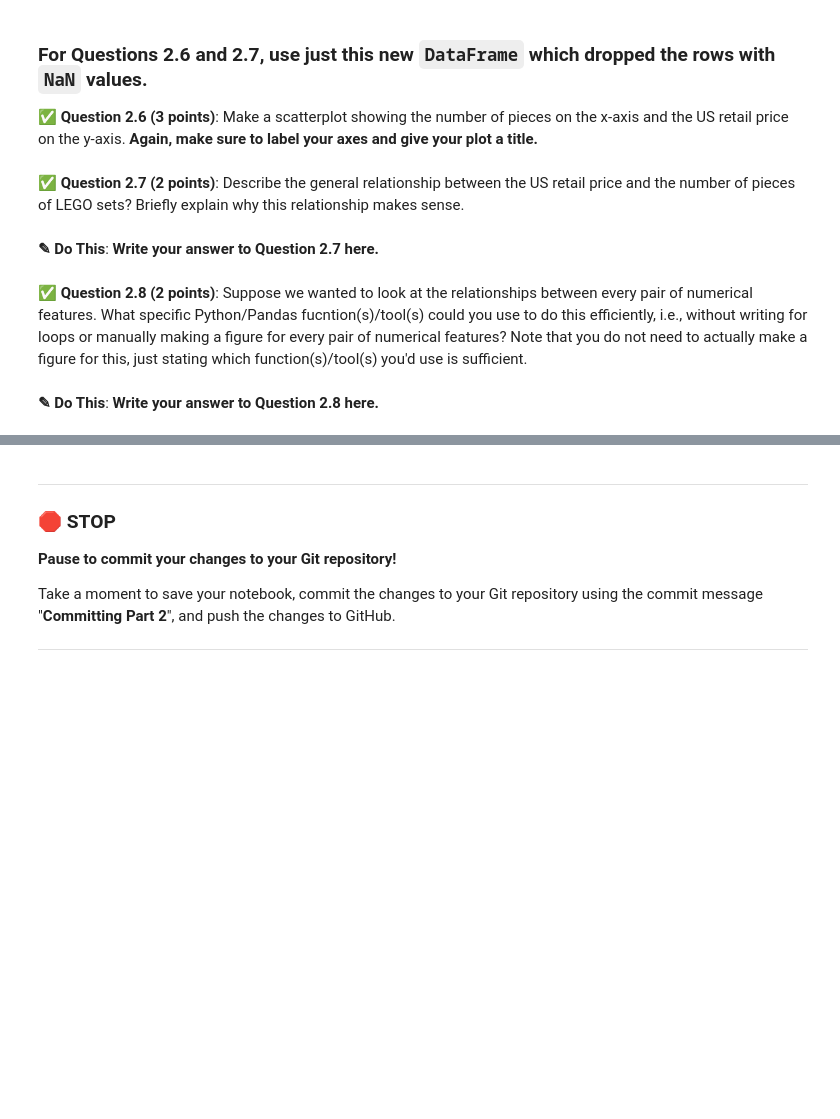
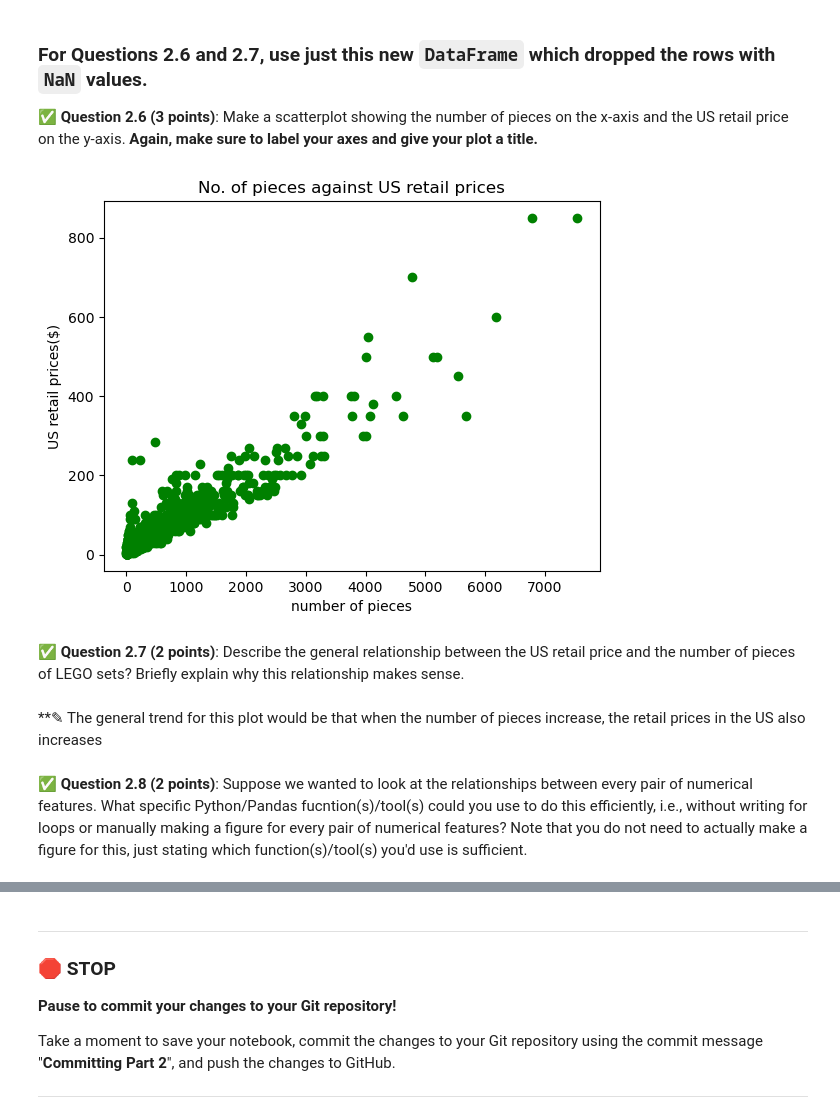
Before and after one commit to BadriAiman/cmse202-s24-turnin, a Jupyter notebook: midterm/CMSE202-Midterm-Section002-STUDENT.ipynb, the cells around one changed output, grey strips where cells are left out. Cells and saved outputs as stored; diff of their text form; code cells hidden in the pictures; blank space fills up the shorter version.

```diff
--- a/midterm/CMSE202-Midterm-Section002-STUDENT.ipynb
+++ b/midterm/CMSE202-Midterm-Section002-STUDENT.ipynb
@@ -106,3 +148,5 @@ Now that you are more acquainted with the LEGO sets data in your `DataFrame`, le
 &#9989; **Question 2.5 (2 points)**: Now, create a **new dataframe** which contains only the rows of the dataframe without any `NaN` values. Be sure to store it in a new variable instead of overwriting the previous variable. In particular, this will prevent you from getting different answers if you rerun some of the cells above. Display the first few rows and the last few rows to visually check that the `NaN` values were indeed dropped.
 # %%
 # Put your code for Question 2.5 here
+clean_lego = lego.dropna()
+clean_lego.head()
@@ -115,8 +164,16 @@ Now that you are more acquainted with the LEGO sets data in your `DataFrame`, le
+# %%
+# Put your code for Question 2.6 here
+clean_pieces = clean_lego['pieces']
+clean_price = clean_lego['US_retailPrice']
+plt.scatter(clean_pieces,clean_price, color = "green")
+plt.xlabel("number of pieces")
+plt.ylabel("US retail prices($)")
+plt.title("No. of pieces against US retail prices");
+# %% [output]
+[figure, added]
 # %% [markdown]
 &#9989; **Question 2.7 (2 points)**: Describe the general relationship between the US retail price and the number of pieces of LEGO sets? Briefly explain why this relationship makes sense.
-# %% [markdown]
-**<font size=+3>&#9998;</font> Do This**: **Write your answer to Question 2.7 here.**
+# %% [markdown]
+**<font size=+3>&#9998;</font> The general trend for this plot would be that when the number of pieces increase, the retail prices in the US also increases
 # %% [markdown]
 &#9989; **Question 2.8 (2 points)**: Suppose we wanted to look at the relationships between every pair of numerical features. What specific Python/Pandas fucntion(s)/tool(s) could you use to do this efficiently, i.e., without writing for loops or manually making a figure for every pair of numerical features? Note that you do not need to actually make a figure for this, just stating which function(s)/tool(s) you'd use is sufficient.
-# %% [markdown]
-**<font size=+3>&#9998;</font> Do This**: **Write your answer to Question 2.8 here.**
```
Also changed, not shown: parts of 15 cells of this notebook, 1 other file.
